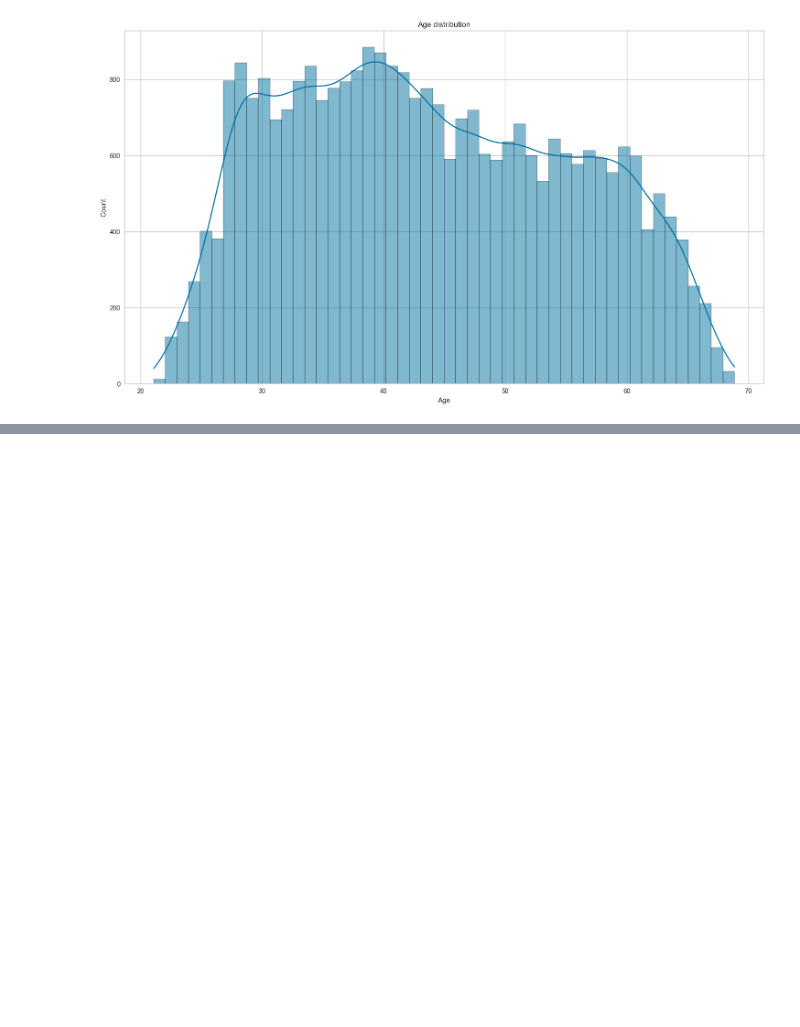
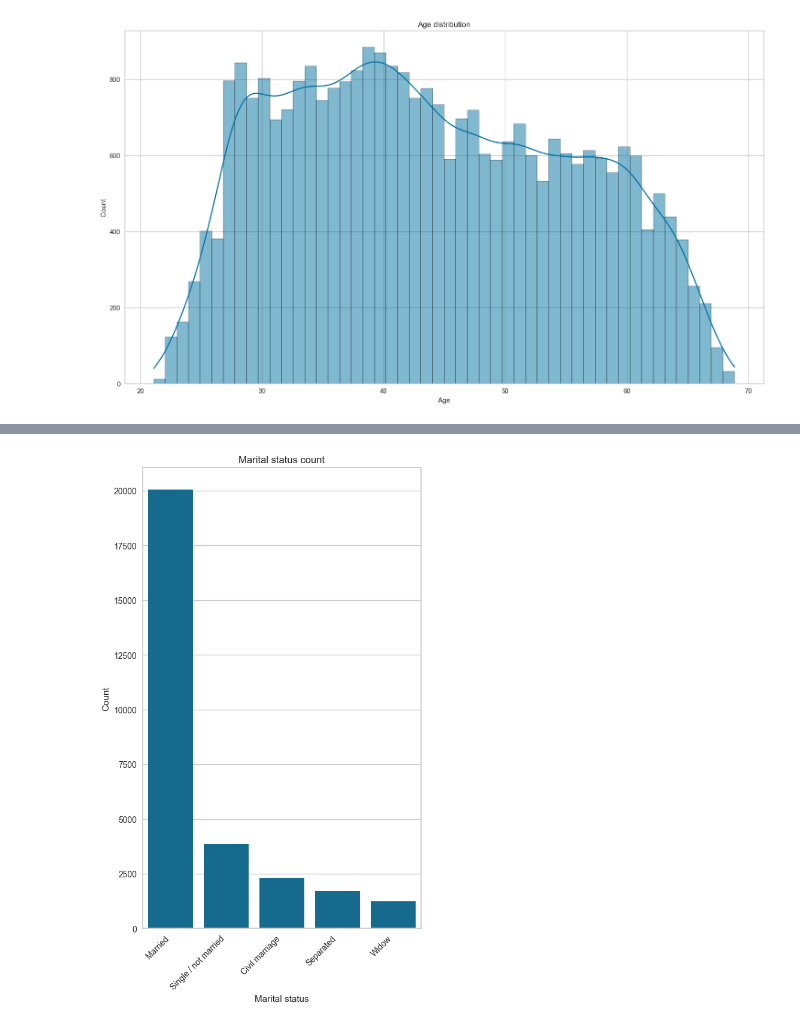
Before and after one commit to pisceskibo/CreditCardApprovalPrediction, a Jupyter notebook: CreditCard.ipynb, the cells around one changed output, grey strips where cells are left out. Saved outputs shown, nothing was run; the diff lists cells and outputs as text; code cells hidden in the pictures; blank space fills up the shorter version.

```diff
--- a/CreditCard.ipynb
+++ b/CreditCard.ipynb
@@ -307,0 +347,5 @@ create_hist_plot(cc_train_copy, 'Age', cc_train_copy)
+# %%
+# Vẽ biểu đồ cột
+create_bar_plot(cc_train_copy, 'Marital status')
+# %% [output]
+[figure, added]
```
Also changed, not shown: parts of 75 cells of this notebook.
